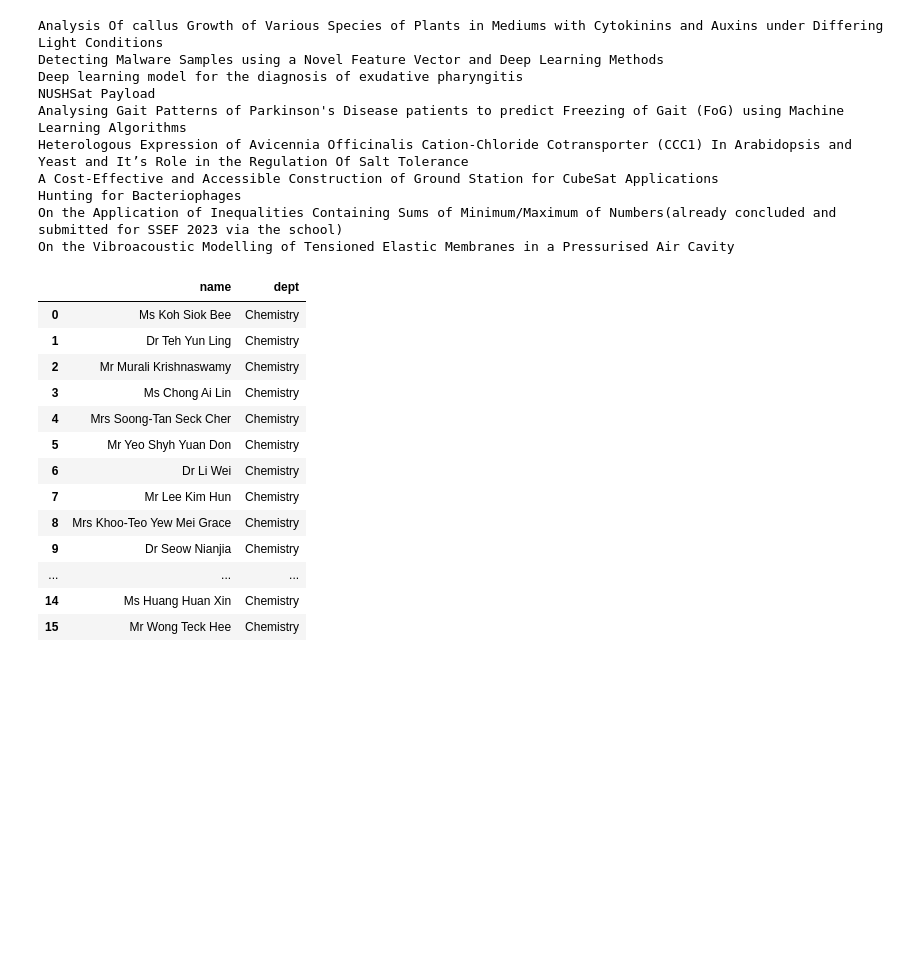
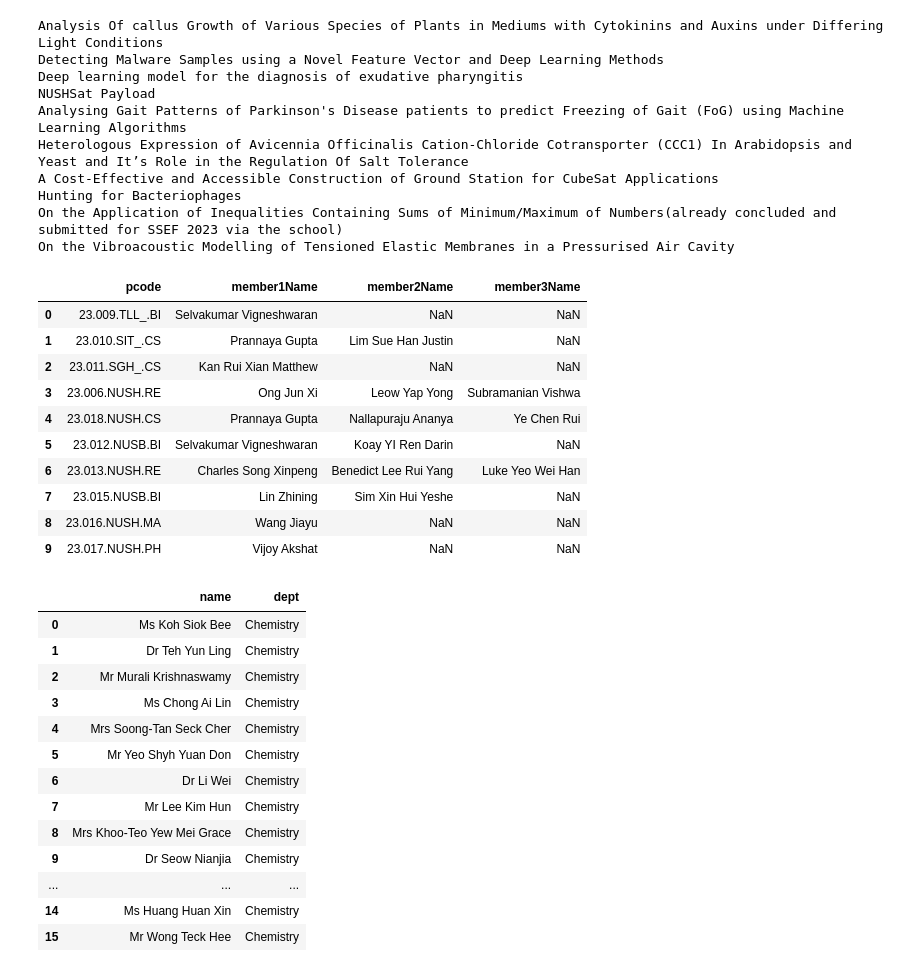
Before and after one commit to appventure-nush/arxiv.nush, a Jupyter notebook: dataset/load.ipynb, the cells around one changed output. Cells and saved outputs as stored; diff of their text form; code cells hidden in the pictures; blank space fills up the shorter version.

Commit message:
why are the projects continuously changing

```diff
--- a/dataset/load.ipynb
+++ b/dataset/load.ipynb
@@ -37,9 +37,9 @@ newProjects = pd.read_excel("AdditionalProjects_Student Version.xlsx").rename(co
     "Team Leader's student ID (e.g. h1512345)": "member1sid",
     'Member #2’s name (leave it blank if there is no Member #2)': "member2Name",
     "Member #2’s student ID (e.g. h1312345) (leave it blank if there is no Member #2)": "member2sid",
-    "Member #3's name  (leave it blank if there is no Member #3)": "member3name",
+    "Member #3's name  (leave it blank if there is no Member #3)": "member3Name",
     "Member #3’s student ID (e.g. h1412345)  (leave it blank if there is no Member #3)": "member3sid",
-    "Member #4's name (leave it blank if there is no Member #4)": "member4name",
+    "Member #4's name (leave it blank if there is no Member #4)": "member4Name",
     "Member #4’s student ID (e.g. h1412345)  (leave it blank if there is no Member #4)": "member4sid",
     "Date, time and place of first meeting with research mentor (e.g. 3rd March 2020 Tuesday, 2.00 pm, Research Mentor's office at NUS; e.g. 4th March 2020 Wednesday, 4.30 pm, Research Mentor's lab in DSO)": "firstMeeting",
 
@@ -128,6 +128,20 @@ A Cost-Effective and Accessible Construction of Ground Station for CubeSat Appli
 Hunting for Bacteriophages
 On the Application of Inequalities Containing Sums of Minimum/Maximum of Numbers(already concluded and submitted for SSEF 2023 via the school)
 On the Vibroacoustic Modelling of Tensioned Elastic Membranes in a Pressurised Air Cavity
+# %%
+newProjects[["pcode", "member1Name", "member2Name", "member3Name"]]
+# %% [output]
+|  | pcode | member1Name | member2Name | member3Name |
+| 0 | 23.009.TLL_.BI | Selvakumar Vigneshwaran | NaN | NaN |
+| 1 | 23.010.SIT_.CS | Prannaya Gupta | Lim Sue Han Justin | NaN |
+| 2 | 23.011.SGH_.CS | Kan Rui Xian Matthew | NaN | NaN |
+| 3 | 23.006.NUSH.RE | Ong Jun Xi | Leow Yap Yong | Subramanian Vishwa |
+| 4 | 23.018.NUSH.CS | Prannaya Gupta | Nallapuraju Ananya | Ye Chen Rui |
+| 5 | 23.012.NUSB.BI | Selvakumar Vigneshwaran | Koay YI Ren Darin | NaN |
+| 6 | 23.013.NUSH.RE | Charles Song Xinpeng | Benedict Lee Rui Yang | Luke Yeo Wei Han |
+| 7 | 23.015.NUSB.BI | Lin Zhining | Sim Xin Hui Yeshe | NaN |
+| 8 | 23.016.NUSH.MA | Wang Jiayu | NaN | NaN |
+| 9 | 23.017.NUSH.PH | Vijoy Akshat | NaN | NaN |
 # %%
 import requests
 # %%
```
Also changed, not shown: parts of 1 cell of this notebook, 1 other file.
